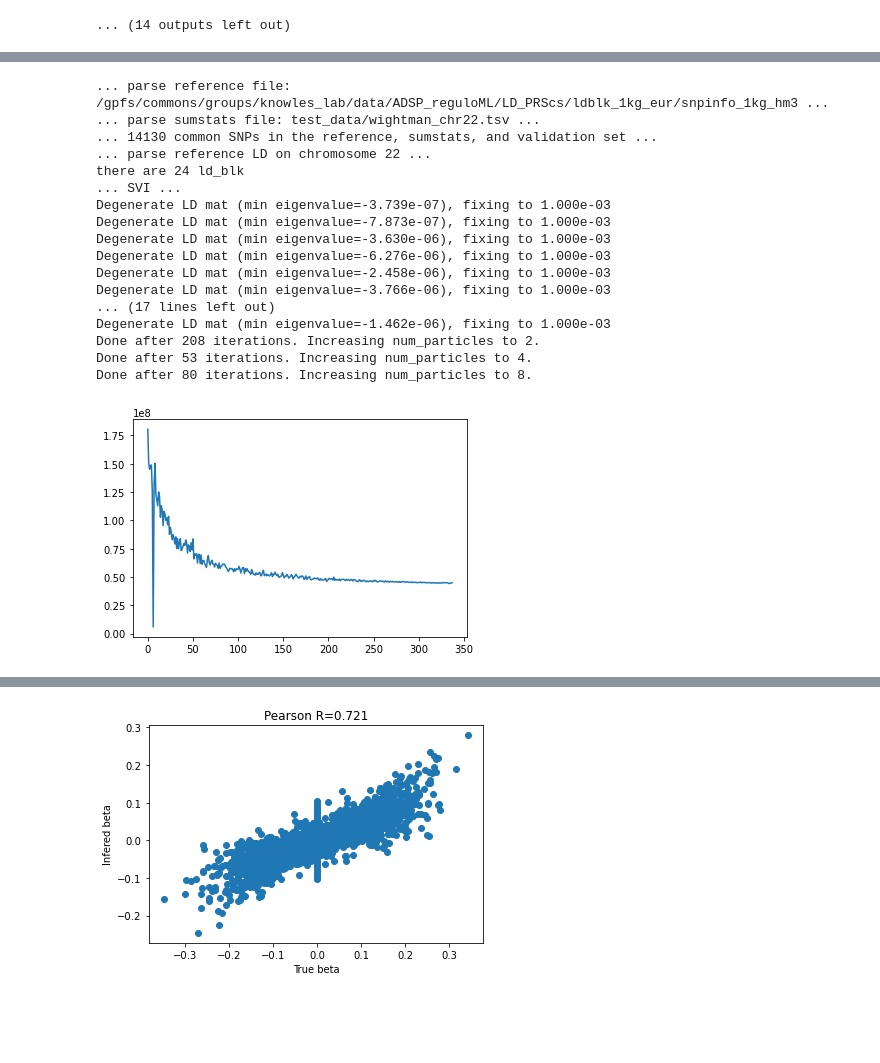
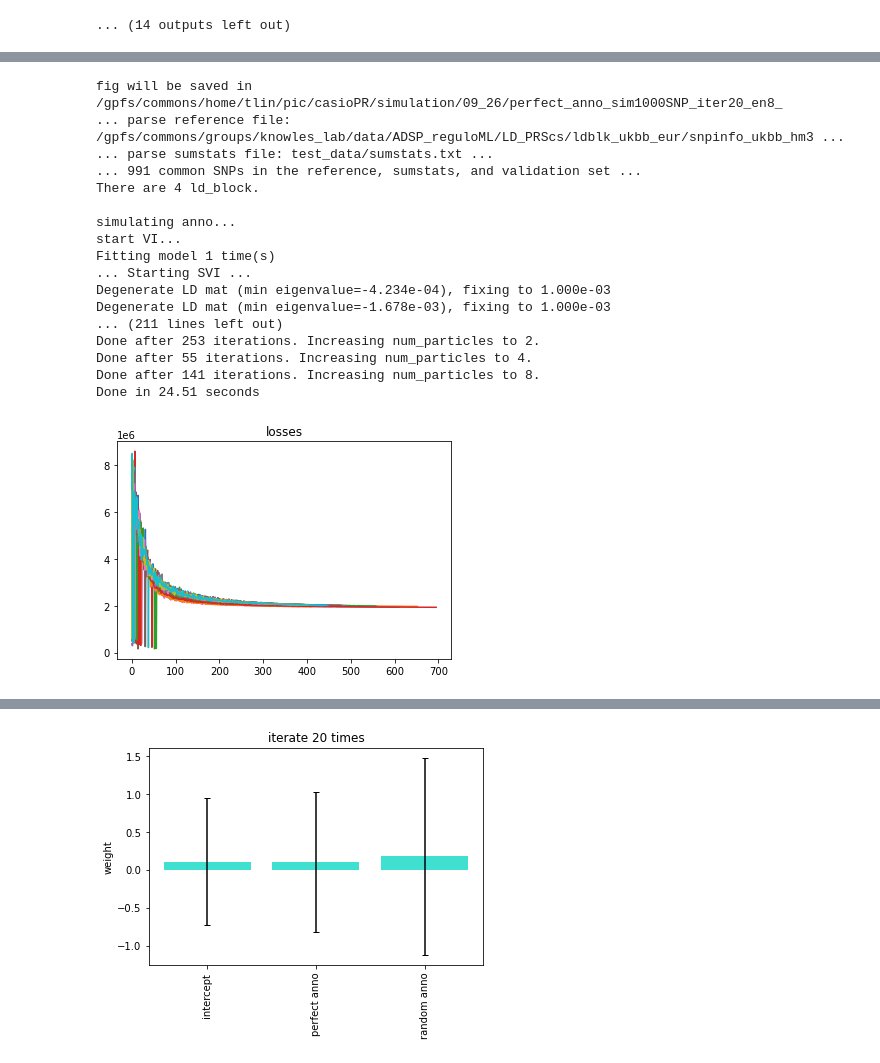
Before and after one commit to davidaknowles/casopr, a Jupyter notebook: simulation.ipynb, the cells around one changed output, grey strips where cells are left out. Cells and saved outputs as stored; diff of their text form; code cells hidden in the pictures; blank space fills up the shorter version.

```diff
--- a/simulation.ipynb
+++ b/simulation.ipynb
@@ -346,7 +25,0 @@ There are 4 ld_blk
-# %%
-importlib.reload(parse_genet)
-beta_true, beta_mrg, annotations = simulate_sumstats(ld_blk, blk_size, param_dict['n_gwas'], p = len(sst_dict),sst_dict = sst_dict, anno_path = bl_anno)
-sst_dict["BETA"] = beta_mrg
-device = torch.device("cuda:0" if torch.cuda.is_available() else "cpu")
-importlib.reload(vi)
-one = torch.tensor(1., device=device)
@@ -360,2 +25,0 @@ Flipping annotaions for 756 rows
-# %%
-losses, beta, phi_est, stats = vi.vi(sst_dict, param_dict['n_gwas'], ld_blk, blk_size, device = device, annotations = annotations.float(), max_iterations = param_dict['n_iter'], max_particles=4, desired_min_eig = 1e-3, min_iterations = 200, stall_window = 30, phi_as_prior = False, lr = 0.03, constrain_sigma = True)
@@ -522,18 +25,0 @@ def check_sim_result_loop(param_dict, title, iteration = 5, prop_nz= 0.2):
-# %%
-chrom=22
-param_dict = {
-    'ref_dir' : '/gpfs/commons/groups/knowles_lab/data/ADSP_reguloML/LD_PRScs/ldblk_ukbb_eur', ## add my path
-    'bim_prefix' : "test_data/test",
-    'sst_file' : "test_data/sumstats.txt",
-    'n_gwas' : 200000,
-    'out_dir' : "test_data",
-    "seed" : 42,
-    "beta_std" : "False",
-    "n_iter" : 1000
-}
-
-anno_test = check_sim_result_loop(param_dict, "sim 1000 SNPs in CHR22", iteration=10)
-
-## 'ref_dir' : '/gpfs/commons/groups/knowles_lab/data/ADSP_reguloML/LD_PRScs/ldblk_ukbb_eur' ## ukbb
-## 'ref_dir' : "../ld/ldblk_1kg_eur",
-## 'bim_prefix' : "test_data/test",
@@ -898,33 +605,36 @@ plt.plot(losses); plt.title('loss');plt.show()
 # %%
-## using all chr22 ## 1kg
+## test no anno, whole chr22
+importlib.reload(simulate)
 param_dict = {
-    'ref_dir' : '/gpfs/commons/groups/knowles_lab/data/ADSP_reguloML/LD_PRScs/ldblk_1kg_eur', ## add my path
-    'bim_prefix' : "test_data/ADSP_qc_chr22",
-    'sst_file' : "test_data/wightman_chr22.tsv",
+    'ref_dir' : '/gpfs/commons/groups/knowles_lab/data/ADSP_reguloML/LD_PRScs/ldblk_ukbb_eur', ## add my path
+    'bim_prefix' : "test_data/test",
+    'sst_file' : "test_data/sumstats.txt",
     'n_gwas' : 200000,
     'out_dir' : "test_data",
     "seed" : 42,
     "beta_std" : "False",
-    "n_iter" : 1000
+    "n_iter" : 1000,
+    'save_fig_name':'perfect_anno_sim1000SNP',
+    "anno_path" : False
 }
 
-check_sim_result(param_dict, "all SNPs in CHR22, 1kg")
+test = check_sim_result(param_dict, "perfect_anno", refit_time=20)
 # %% [output]
-... parse reference file: /gpfs/commons/groups/knowles_lab/data/ADSP_reguloML/LD_PRScs/ldblk_1kg_eur/snpinfo_1kg_hm3 ...
-... parse sumstats file: test_data/wightman_chr22.tsv ...
-... 14130 common SNPs in the reference, sumstats, and validation set ...
-... parse reference LD on chromosome 22 ...
-there are 24 ld_blk
-... SVI ...
-Degenerate LD mat (min eigenvalue=-3.739e-07), fixing to 1.000e-03
-Degenerate LD mat (min eigenvalue=-7.873e-07), fixing to 1.000e-03
-Degenerate LD mat (min eigenvalue=-3.630e-06), fixing to 1.000e-03
-Degenerate LD mat (min eigenvalue=-6.276e-06), fixing to 1.000e-03
-Degenerate LD mat (min eigenvalue=-2.458e-06), fixing to 1.000e-03
-Degenerate LD mat (min eigenvalue=-3.766e-06), fixing to 1.000e-03
-... (17 lines left out)
-Degenerate LD mat (min eigenvalue=-1.462e-06), fixing to 1.000e-03
-Done after 208 iterations. Increasing num_particles to 2.
-Done after 53 iterations. Increasing num_particles to 4.
-Done after 80 iterations. Increasing num_particles to 8.
+fig will be saved in /gpfs/commons/home/tlin/pic/casioPR/simulation/09_26/perfect_anno_sim1000SNP_iter20_en8_
+... parse reference file: /gpfs/commons/groups/knowles_lab/data/ADSP_reguloML/LD_PRScs/ldblk_ukbb_eur/snpinfo_ukbb_hm3 ...
+... parse sumstats file: test_data/sumstats.txt ...
+... 991 common SNPs in the reference, sumstats, and validation set ...
+There are 4 ld_block.
+
+simulating anno...
+start VI...
+Fitting model 1 time(s)
+... Starting SVI ...
+Degenerate LD mat (min eigenvalue=-4.234e-04), fixing to 1.000e-03
+Degenerate LD mat (min eigenvalue=-1.678e-03), fixing to 1.000e-03
+... (211 lines left out)
+Done after 253 iterations. Increasing num_particles to 2.
+Done after 55 iterations. Increasing num_particles to 4.
+Done after 141 iterations. Increasing num_particles to 8.
+Done in 24.51 seconds
-[figure, old version]
+[figure, new version]
@@ -936 +641 @@ Done after 80 iterations. Increasing num_particles to 8.
-[figure, old version]
+[figure, new version]
```
Also changed, not shown: parts of 41 cells of this notebook, 2 other files.
